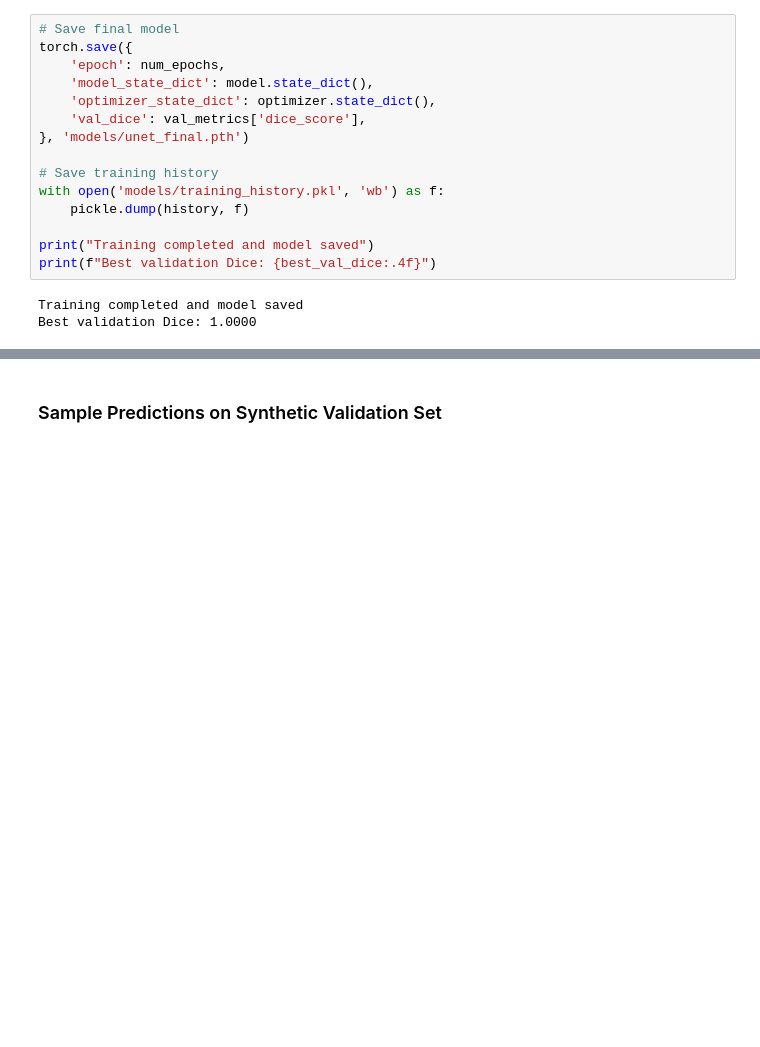
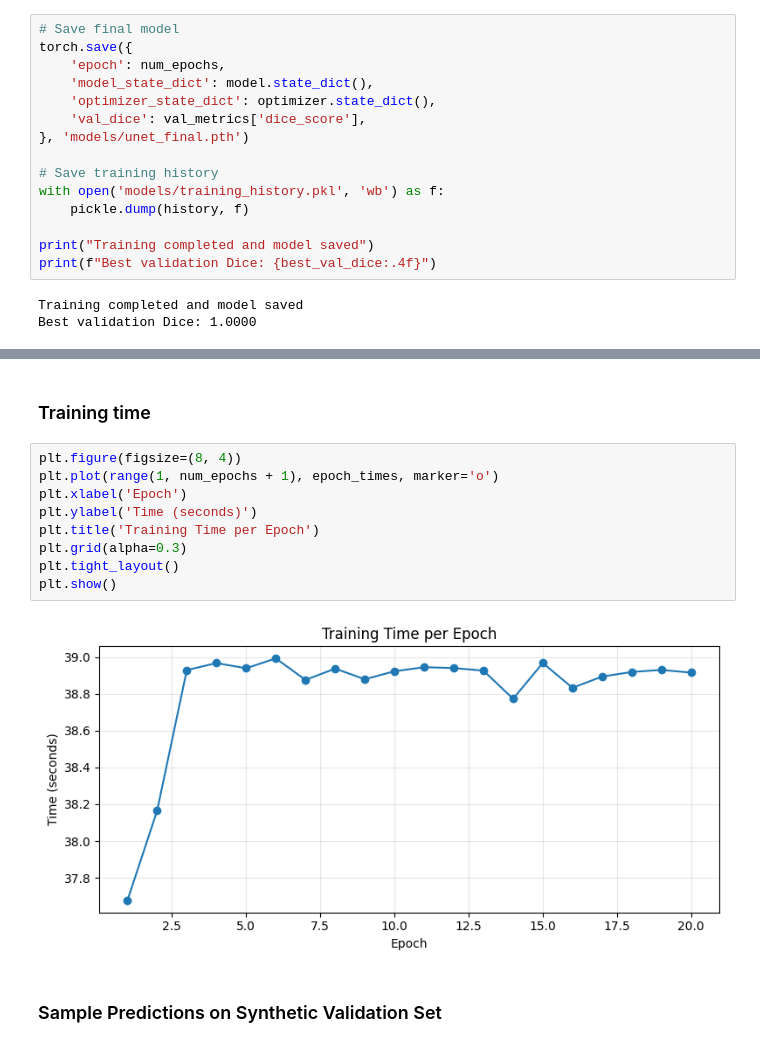
Before and after one commit to NinaAbeyratne/domain-shift-medical-segmentation, a Jupyter notebook: Model_Training.ipynb, the cells around one changed output, grey strips where cells are left out. Cells and saved outputs as stored; diff of their text form; blank space fills up the shorter version.

Commit message:
Model training V2.1

```diff
--- a/Model_Training.ipynb
+++ b/Model_Training.ipynb
@@ -600,4 +675,17 @@ print("\nTraining curves saved to models/training_curves.png")
 Training curves saved to models/training_curves.png
+# %% [markdown]
+### Training time
+# %%
+plt.figure(figsize=(8, 4))
+plt.plot(range(1, num_epochs + 1), epoch_times, marker='o')
+plt.xlabel('Epoch')
+plt.ylabel('Time (seconds)')
+plt.title('Training Time per Epoch')
+plt.grid(alpha=0.3)
+plt.tight_layout()
+plt.show()
+# %% [output]
+[figure, added]
 # %% [markdown]
 ### Sample Predictions on Synthetic Validation Set
 # %%
```
Also changed, not shown: parts of 18 cells of this notebook.
